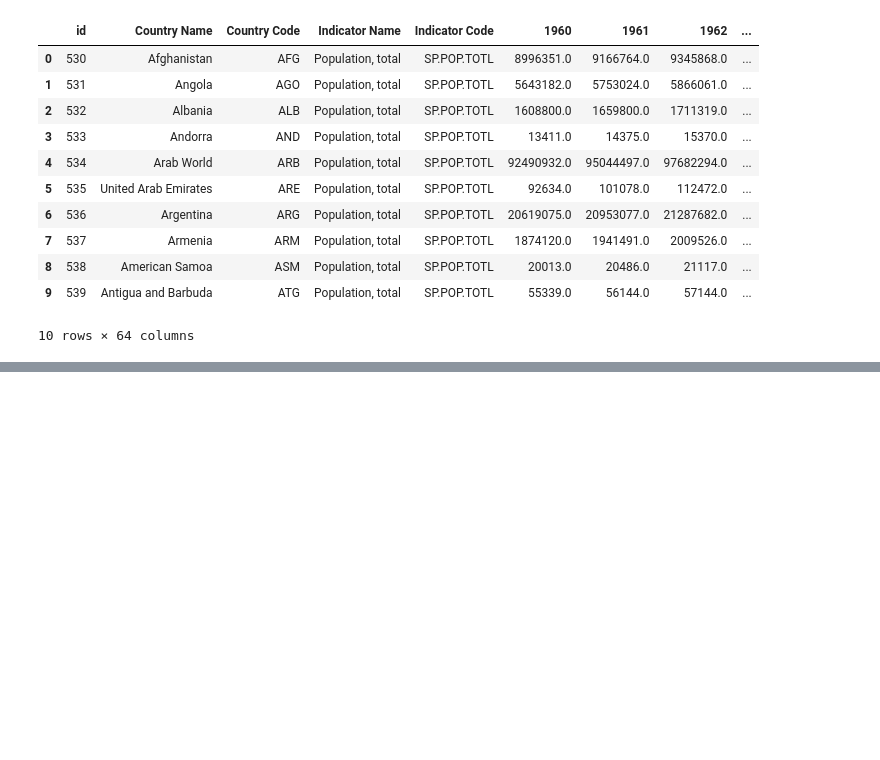
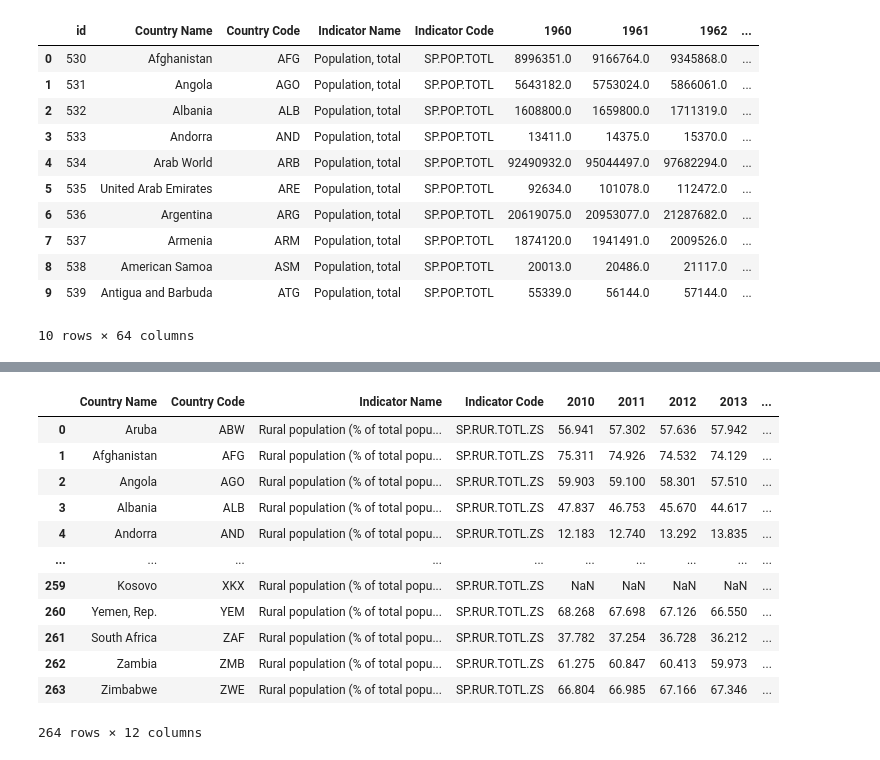
Before and after one commit to fecalderonqu/IN_P1_G4, a Jupyter notebook: data_to_DB.ipynb, the cells around one changed output, grey strips where cells are left out. Cells and saved outputs as stored; diff of their text form; code cells hidden in the pictures; blank space fills up the shorter version.

Commit message:
Carga Dataframe desde CSV

```diff
--- a/data_to_DB.ipynb
+++ b/data_to_DB.ipynb
@@ -120,0 +134,3 @@ df2.head(10)
+# %%
+# Cargar dataset
+df1 = pd.read_csv('dataset/rural_population_percent.csv')
@@ -120,0 +206,32 @@ df2.head(10)
+# %%
+# Seleccionamos más columnas relevantes
+columnas_usar = [
+"Country Name",
+"Country Code",
+"Indicator Name",
+"Indicator Code",
+"2010",
+"2011",
+"2012",
+"2013",
+"2014",
+"2015",
+"2016",
+"2017"
+]
+df1 = df1[columnas_usar].copy()
+df1
+# %% [output]
+|  | Country Name | Country Code | Indicator Name | Indicator Code | 2010 | 2011 | 2012 | 2013 | ... |
+| 0 | Aruba | ABW | Rural population (% of total popu... | SP.RUR.TOTL.ZS | 56.941 | 57.302 | 57.636 | 57.942 | ... |
+| 1 | Afghanistan | AFG | Rural population (% of total popu... | SP.RUR.TOTL.ZS | 75.311 | 74.926 | 74.532 | 74.129 | ... |
+| 2 | Angola | AGO | Rural population (% of total popu... | SP.RUR.TOTL.ZS | 59.903 | 59.100 | 58.301 | 57.510 | ... |
+| 3 | Albania | ALB | Rural population (% of total popu... | SP.RUR.TOTL.ZS | 47.837 | 46.753 | 45.670 | 44.617 | ... |
+| 4 | Andorra | AND | Rural population (% of total popu... | SP.RUR.TOTL.ZS | 12.183 | 12.740 | 13.292 | 13.835 | ... |
+| ... | ... | ... | ... | ... | ... | ... | ... | ... | ... |
+| 259 | Kosovo | XKX | Rural population (% of total popu... | SP.RUR.TOTL.ZS | NaN | NaN | NaN | NaN | ... |
+| 260 | Yemen, Rep. | YEM | Rural population (% of total popu... | SP.RUR.TOTL.ZS | 68.268 | 67.698 | 67.126 | 66.550 | ... |
+| 261 | South Africa | ZAF | Rural population (% of total popu... | SP.RUR.TOTL.ZS | 37.782 | 37.254 | 36.728 | 36.212 | ... |
+| 262 | Zambia | ZMB | Rural population (% of total popu... | SP.RUR.TOTL.ZS | 61.275 | 60.847 | 60.413 | 59.973 | ... |
+| 263 | Zimbabwe | ZWE | Rural population (% of total popu... | SP.RUR.TOTL.ZS | 66.804 | 66.985 | 67.166 | 67.346 | ... |
+264 rows × 12 columns
```
Also changed, not shown: parts of 11 cells of this notebook.
